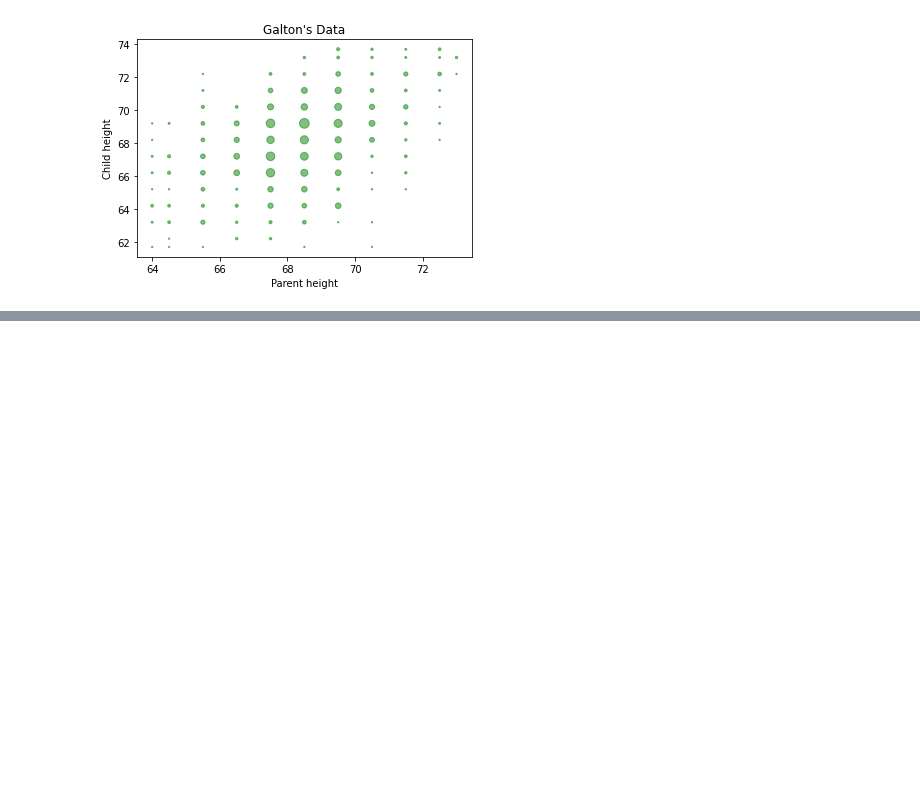
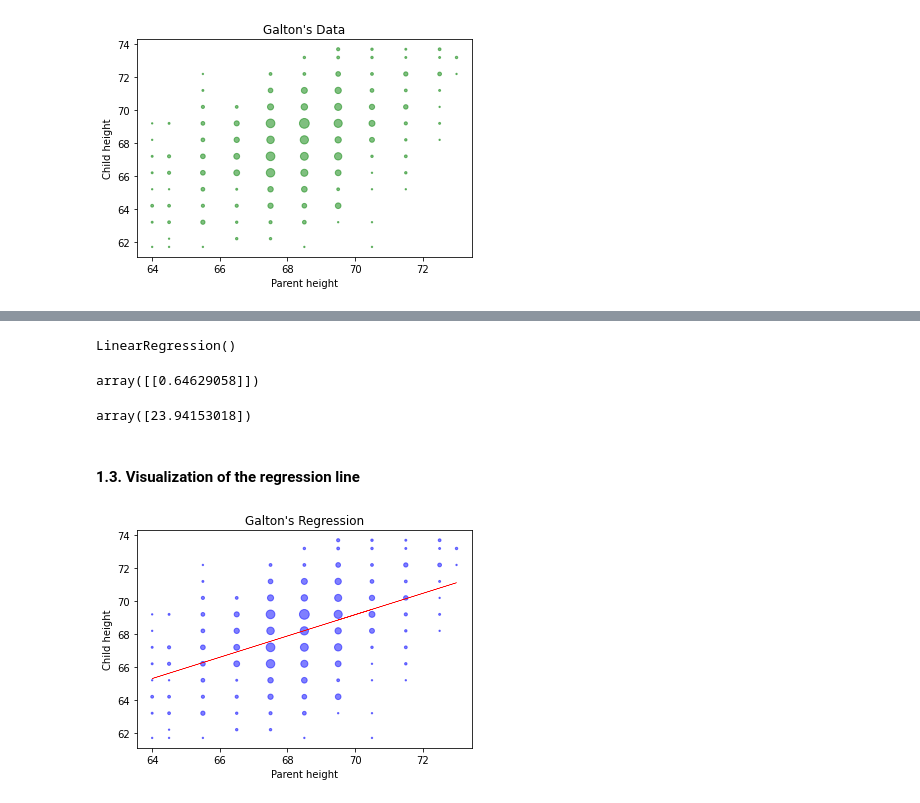
Before and after one commit to hayaboy/datascience, a Jupyter notebook: 수치예측목적을_위한_지도학습_모델_응용.ipynb, the cells around one changed output, grey strips where cells are left out. Drawn from its saved outputs; the diff is of its cells as text; code cells hidden in the pictures; blank space fills up the shorter version.

```diff
--- a/수치예측목적을_위한_지도학습_모델_응용.ipynb
+++ b/수치예측목적을_위한_지도학습_모델_응용.ipynb
@@ -89,0 +96,23 @@ plt.show()
+# %%
+# Instantiate a linear regression object.
+lm = LinearRegression(fit_intercept=True)
+# %%
+# Train.
+lm.fit(df[['parent']],df[['child']])
+# %% [output]
+LinearRegression()
+# %%
+# Show the slope.
+lm.coef_
+# %% [output]
+array([[0.64629058]])
+# %%
+# Show the intercept.
+lm.intercept_
+# %% [output]
+array([23.94153018])
+# %% [markdown]
+#### 1.3. Visualization of the regression line
+# %%
+# Predicted Y.
+predY = lm.predict(df[['parent']])
@@ -89,0 +121,10 @@ plt.show()
+# %%
+# Show the Scatter plot + Regression line.
+plt.plot(df.parent.values,predY,c = 'red',linestyle='-',linewidth=0.5)
+plt.scatter(combo.x, combo.y, s=combo.freq*2, c='blue',alpha=0.5)
+plt.xlabel('Parent height')
+plt.ylabel('Child height')
+plt.title("Galton's Regression")
+plt.show()
+# %% [output]
+[figure, added]
```
Also changed, not shown: parts of 4 cells of this notebook.
